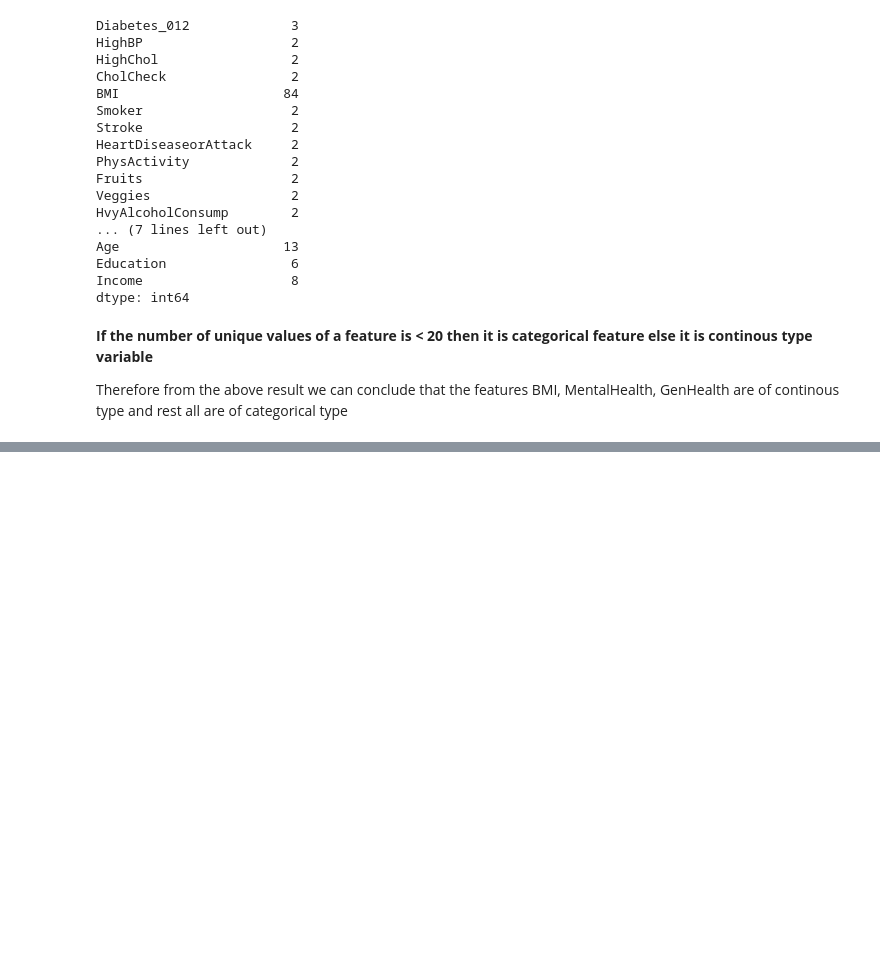
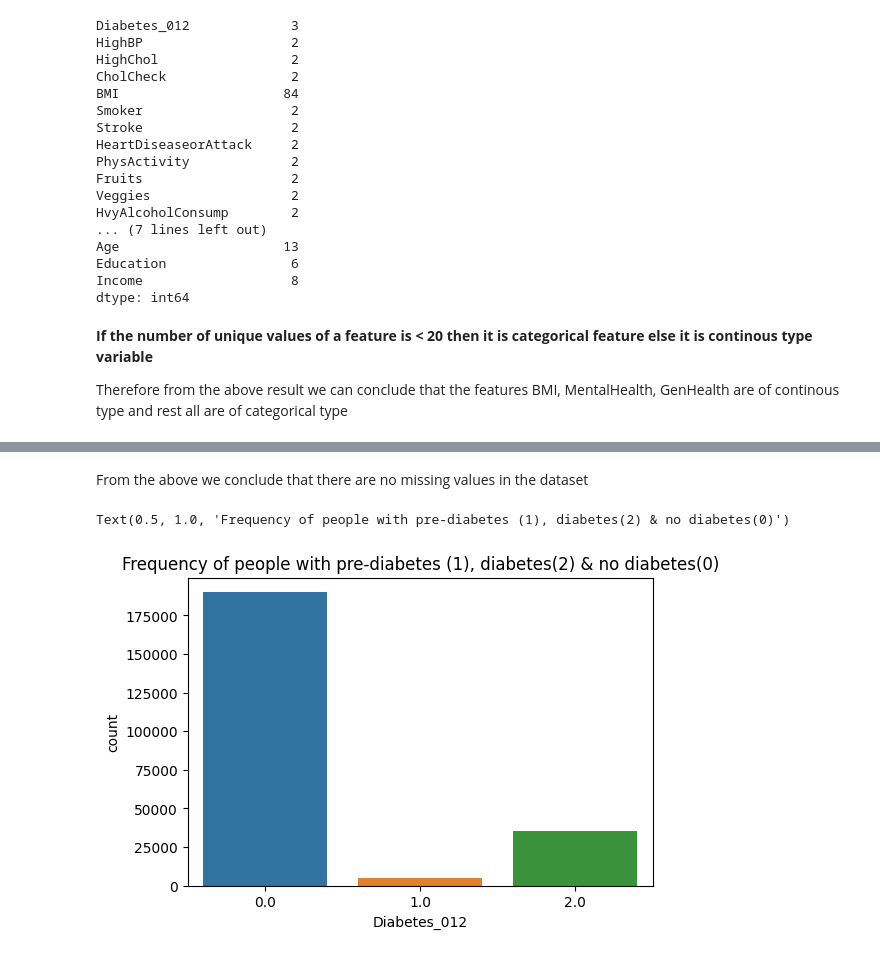
Before and after one commit to pdpavandesai/MergingDiabetesData, a Jupyter notebook: GabrielDatasetAnalysis.ipynb, the cells around one changed output, grey strips where cells are left out. Cells and saved outputs as stored; diff of their text form; code cells hidden in the pictures; blank space fills up the shorter version.

```diff
--- a/GabrielDatasetAnalysis.ipynb
+++ b/GabrielDatasetAnalysis.ipynb
@@ -97,0 +119,9 @@ Therefore from the above result we can conclude that the features BMI, MentalHea
+# %% [markdown]
+From the above we conclude that there are no missing values in the dataset
+# %%
+plt.figure(figsize=(6,4))
+sns.countplot(data=gabrielDataset_Actual_Copy, x='Diabetes_012')
+plt.title('Frequency of people with pre-diabetes (1), diabetes(2) & no diabetes(0)')
+# %% [output]
+Text(0.5, 1.0, 'Frequency of people with pre-diabetes (1), diabetes(2) & no diabetes(0)')
+[figure, added]
```
Also changed, not shown: parts of 30 cells of this notebook.
